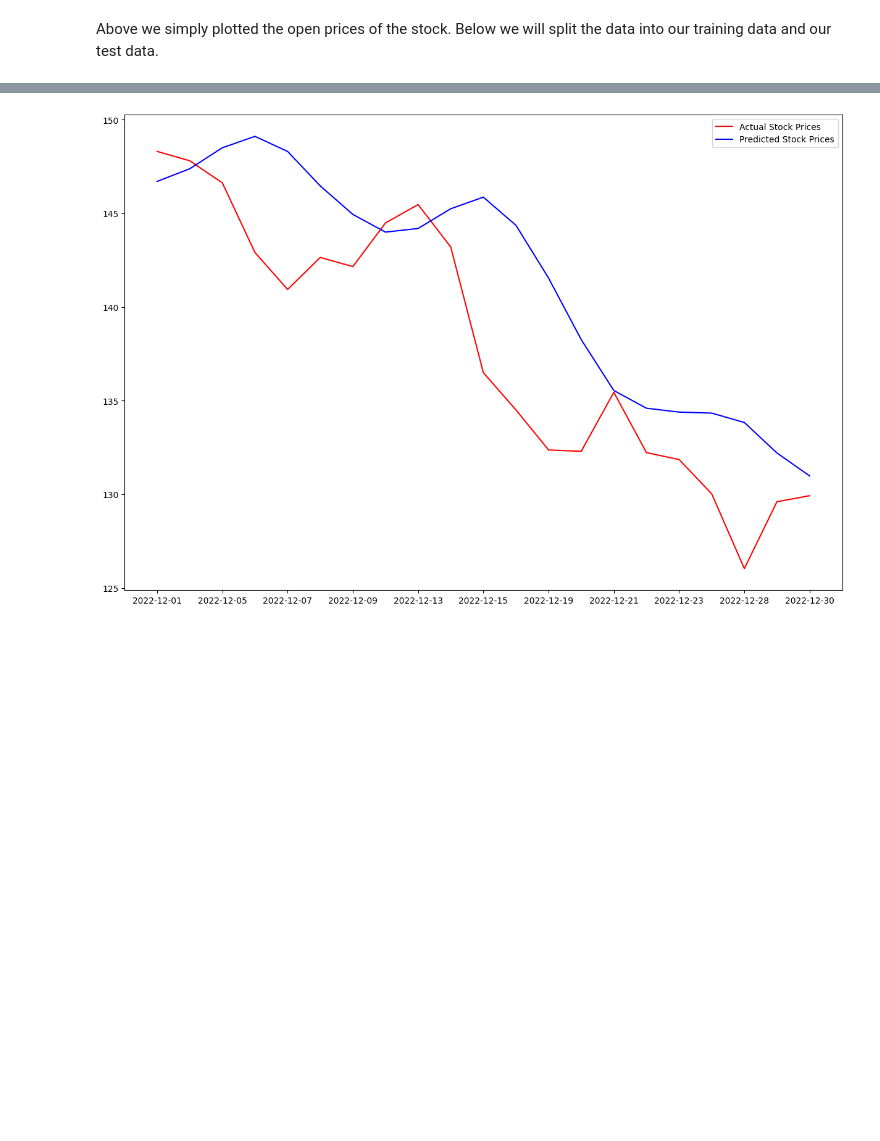
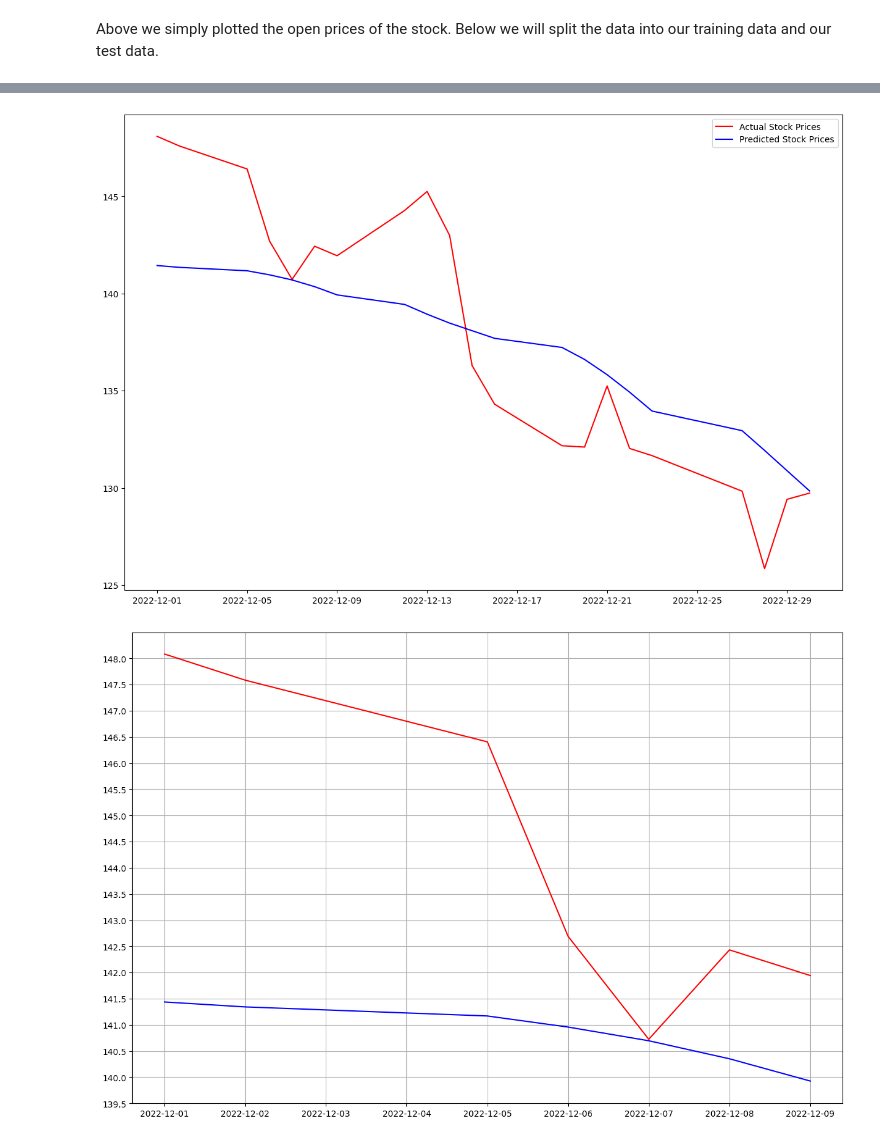
Before and after one commit to dmwcats123/C964-Jupyter-Notebook, a Jupyter notebook: C964.ipynb, the cells around one changed output, grey strips where cells are left out. Saved outputs shown, nothing was run; the diff lists cells and outputs as text; code cells hidden in the pictures; blank space fills up the shorter version.

Commit message:
extra files deleted. one visual method added.

```diff
--- a/C964.ipynb
+++ b/C964.ipynb
@@ -16,12 +12,6 @@ from tensorflow.keras.layers import Dropout
 # %%
-path = os.getcwd()
-csvfiles = glob.glob(os.path.join(path, "data/*.csv"))
-
-df = None
 def dropdownFunc(Stock):
-    for file in csvfiles:
-        if Stock in file:
-            return file
+    return Stock
 
 dropdown = widget.interactive(dropdownFunc, Stock=['AAPL', 'AMD', 'AMZN', 'ATVI', 'BABA', 'BAC', 'CRM', 'CSCO', 'DIS', 'EA', 'F', 'GOOG', 'INTC', 'JPM', 'KO', 'MCD', 'META', 'MSFT', 'MTCH', 'NFLX', 'NVDA', 'PFE', 'PYPL', 'T', 'TSLA','TTD','WMT','XOM','YELP','ZG'])
 display(dropdown)
@@ -48,0 +24,12 @@ plt.close()
+# %%
+start = '2013-01-01'
+end = '2022-12-31'
+
+ticker = yf.Ticker(dropdown.result)
+df = ticker.history(start=start, end=end)
+dates = df.index
+close_values = df.Close
+plt.figure(figsize=(15,10))
+plt.plot(close_values)
+plt.title("Close Prices")
+plt.savefig("close_prices.jpg")
@@ -49,7 +38,7 @@ plt.close()
 # %% [markdown]
 Above we simply plotted the open prices of the stock. Below we will split the data into our training data and our test data.
 # %%
-prediction_days = 45
+prediction_days = 60
 
 scaler = MinMaxScaler(feature_range=(0,1))
 close_data = df['Close']
@@ -91,9 +96,9 @@ Epoch 1/100
 KeyboardInterrupt:
 # %%
-days_to_predict = 21
+test_size = 21
 
-test_close_data = close_data[len(close_data)-days_to_predict:]
-test_dates = dates[len(close_data)-days_to_predict:]
+test_close_data = close_data[len(close_data)-test_size:]
+test_dates = dates[len(close_data)-test_size:]
 
 inputs = close_data[len(close_data)-len(test_close_data)-prediction_days:].values
 
@@ -107,7 +112,7 @@ for i in range (prediction_days,len(inputs)):
 
 x_test = np.array(x_test)
 x_test = np.reshape(x_test, (x_test.shape[0], x_test.shape[1], 1))
-print(x_test.shape)
+
 predicted_stock_prices = regressor.predict(x_test)
 predicted_stock_prices = scaler.inverse_transform(predicted_stock_prices)
 # %% [output]
@@ -119,10 +123,19 @@ actual_stock_prices = test_close_data.values
 plt.figure(figsize=(15,10))
 plt.plot(test_dates, actual_stock_prices, color='red', label = "Actual Stock Prices")
 plt.plot(test_dates, predicted_stock_prices, color='blue', label = "Predicted Stock Prices")
-plt.xticks(np.arange(0, 21, 2))
 plt.legend()
 
-fmt = '| {:6s} | {:^14} | {:^14} |'
+plt.figure(figsize=(15,10))
+plt.grid()
+plt.plot(test_dates[:7], actual_stock_prices[:7], color='red', label = "Actual Stock Prices")
+plt.plot(test_dates[:7], predicted_stock_prices[:7], color='blue', label = "Predicted Stock Prices")
+
+plt.yticks(np.arange(139.5, 148.5, step = 0.5))
+
+print("Mean absolute error: " + str(mean_absolute_error(actual_stock_prices, predicted_stock_prices)))
+
+fmt = '| {:6s} | {:^14} | {:^20} |'
+print ("|          Dates            | Actual Prices  |   Predicted Prices   |")
 for date,predicted,actual in zip(test_dates,predicted_stock_prices,actual_stock_prices):
     print(fmt.format(str(date), str(predicted), str(actual)))
 # %% [output]
@@ -146 +159,2 @@ for date,predicted,actual in zip(test_dates,predicted_stock_prices,actual_stock_
-[figure, old version]
+[figure, new version]
+[figure, added]
```
Also changed, not shown: parts of 6 cells of this notebook, 32 other files.
